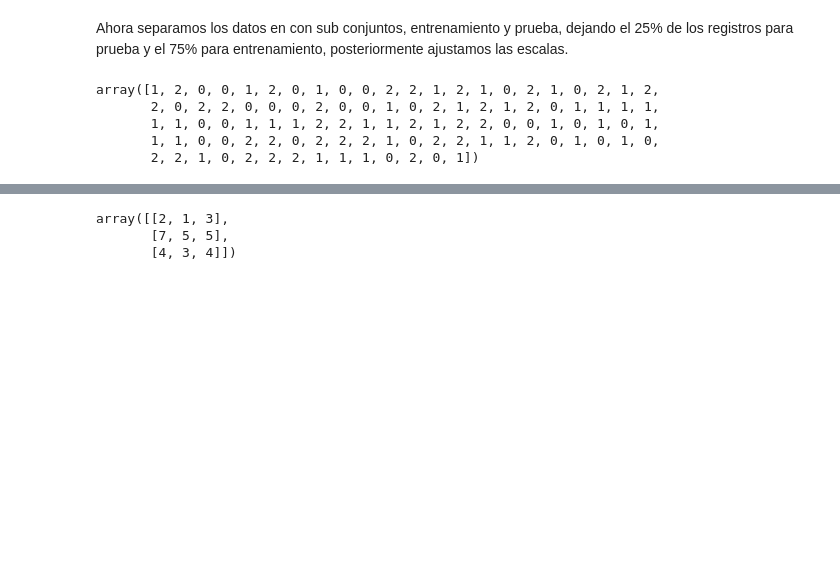
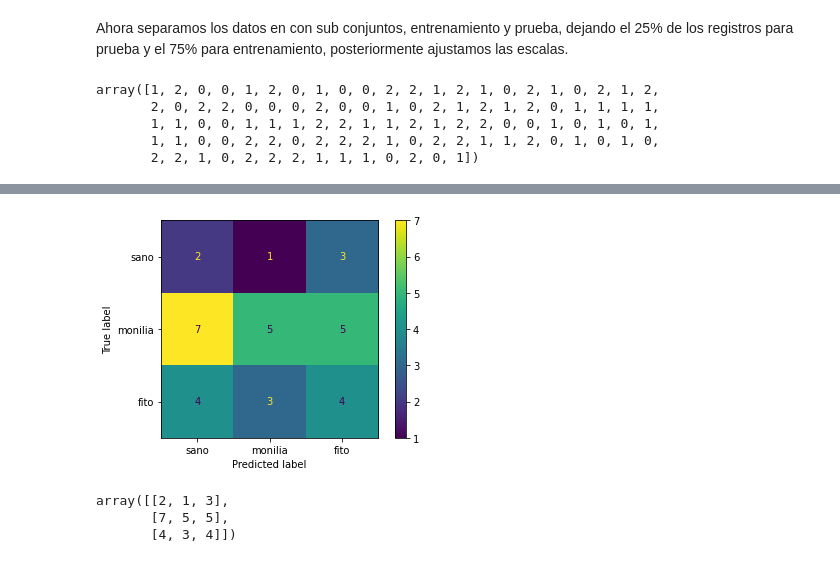
Before and after one commit to esteban11519/tecnicasDeInteligenciaArtificial, a Jupyter notebook: PF/PF_Brian.ipynb, the cells around one changed output, grey strips where cells are left out. Saved outputs shown, nothing was run; the diff lists cells and outputs as text; code cells hidden in the pictures; blank space fills up the shorter version.

Commit message:
Matriz de confusion Brian

```diff
--- a/PF/PF_Brian.ipynb
+++ b/PF/PF_Brian.ipynb
@@ -170,27 +175,30 @@ Finalmente obtenemos los datos de clasificación a través de la matriz de confu
 # %%
 # Entrenamiento del modelo KNN
 # n_neighbors = numero de vecinos cercanos a tener en cuenta en el algoritmo
 # mectrica minkowski = distancia euclidiana
 
 from sklearn.neighbors import KNeighborsClassifier
 classifier = KNeighborsClassifier(n_neighbors = 5, metric = 'minkowski', p = 2)
 classifier.fit(X_train, y_train)
 
 # Predicción del conjunto de prueba intentando clasificar x_test
 y_pred = classifier.predict(X_test)
 
 # Matriz de confusion
 # recordar que y_test son los datos ciertos de salida para x_test mientrass qeu y_pred son los datos predichos por modelo para x_test
 from sklearn.metrics import confusion_matrix
 cm = confusion_matrix(y_test, y_pred)
-cm
+cm_display = ConfusionMatrixDisplay(cm,display_labels=["sano","monilia","fito"]).plot()
 # %% [output]
-array([[2, 1, 3],
-       [7, 5, 5],
-       [4, 3, 4]])
+[figure, added]
 # %%
+cm
 # EFECTIVIDAD DEL 50%
 # Visualizacion de los datos de pruebas
 ## REFERENCIAS
 #https://www.youtube.com/watch?v=RBw3hRJmX7I
 #https://www.jacobsoft.com.mx/es_mx/k-nearest-neighbors/
+# %% [output]
+array([[2, 1, 3],
+       [7, 5, 5],
+       [4, 3, 4]])
```
Also changed, not shown: parts of 2 cells of this notebook.
